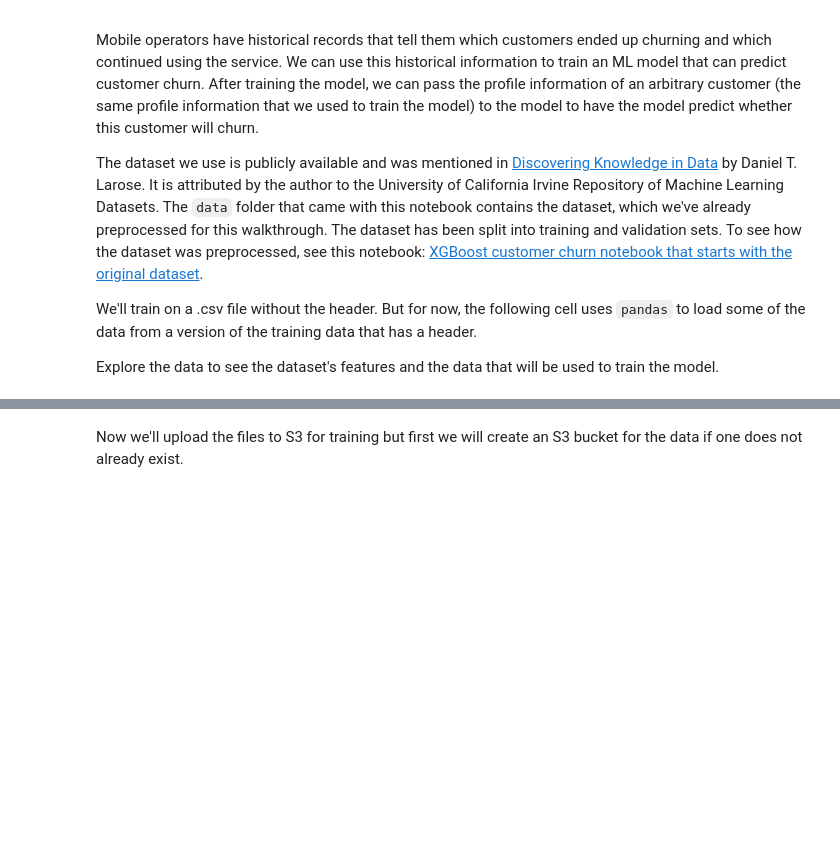
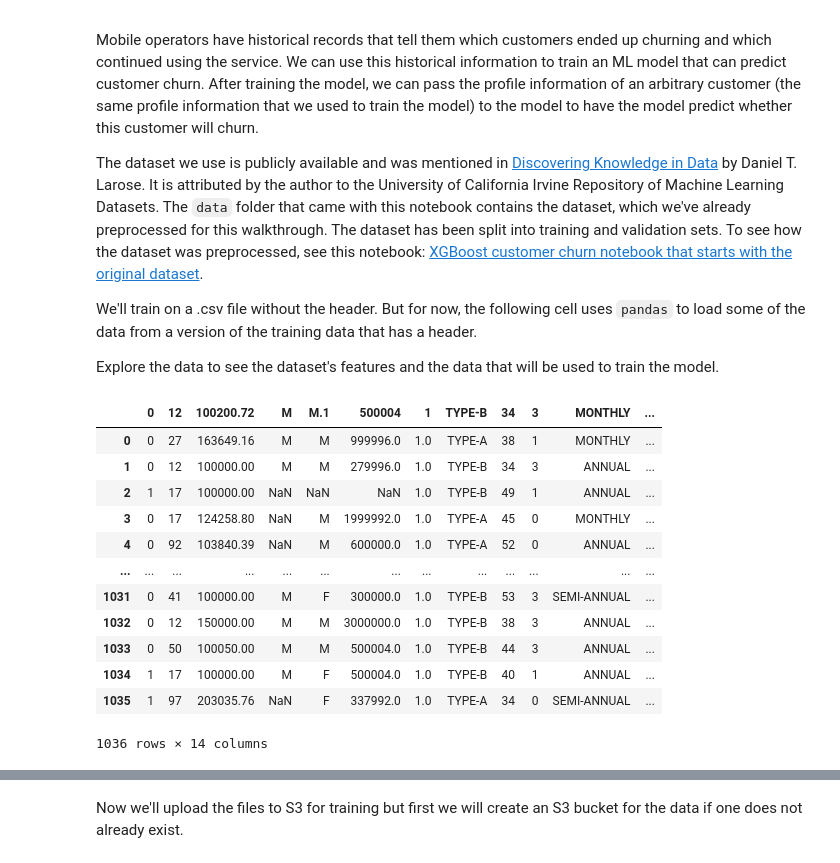
Before and after one commit to algharak/club_churn, a Jupyter notebook: xgboost_customer_churn_studio.ipynb, the cells around one changed output, grey strips where cells are left out. Cells and saved outputs as stored; diff of their text form; code cells hidden in the pictures; blank space fills up the shorter version.

```diff
--- a/xgboost_customer_churn_studio.ipynb
+++ b/xgboost_customer_churn_studio.ipynb
@@ -91,8 +109,22 @@ We'll train on a .csv file without the header. But for now, the following cell u
 Explore the data to see the dataset's features and the data that will be used to train the model.
 # %%
 # Set the path we can find the data files that go with this notebook
-local_data_path = './data/club_churn_test.csv'
+local_data_path = './data/club_churn_test_cleaned.csv'
 data = pd.read_csv(local_data_path)
 pd.set_option('display.max_columns', 500)     # Make sure we can see all of the columns
 pd.set_option('display.max_rows', 10)         # Keep the output on one page
 data
+# %% [output]
+|  | 0 | 12 | 100200.72 | M | M.1 | 500004 | 1 | TYPE-B | 34 | 3 | MONTHLY | ... |
+| 0 | 0 | 27 | 163649.16 | M | M | 999996.0 | 1.0 | TYPE-A | 38 | 1 | MONTHLY | ... |
+| 1 | 0 | 12 | 100000.00 | M | M | 279996.0 | 1.0 | TYPE-B | 34 | 3 | ANNUAL | ... |
+| 2 | 1 | 17 | 100000.00 | NaN | NaN | NaN | 1.0 | TYPE-B | 49 | 1 | ANNUAL | ... |
+| 3 | 0 | 17 | 124258.80 | NaN | M | 1999992.0 | 1.0 | TYPE-A | 45 | 0 | MONTHLY | ... |
+| 4 | 0 | 92 | 103840.39 | NaN | M | 600000.0 | 1.0 | TYPE-A | 52 | 0 | ANNUAL | ... |
+| ... | ... | ... | ... | ... | ... | ... | ... | ... | ... | ... | ... | ... |
+| 1031 | 0 | 41 | 100000.00 | M | F | 300000.0 | 1.0 | TYPE-B | 53 | 3 | SEMI-ANNUAL | ... |
+| 1032 | 0 | 12 | 150000.00 | M | M | 3000000.0 | 1.0 | TYPE-B | 38 | 3 | ANNUAL | ... |
+| 1033 | 0 | 50 | 100050.00 | M | M | 500004.0 | 1.0 | TYPE-B | 44 | 3 | ANNUAL | ... |
+| 1034 | 1 | 17 | 100000.00 | M | F | 500004.0 | 1.0 | TYPE-B | 40 | 1 | ANNUAL | ... |
+| 1035 | 1 | 97 | 203035.76 | NaN | F | 337992.0 | 1.0 | TYPE-A | 34 | 0 | SEMI-ANNUAL | ... |
+1036 rows × 14 columns
```
Also changed, not shown: parts of 12 cells of this notebook.
